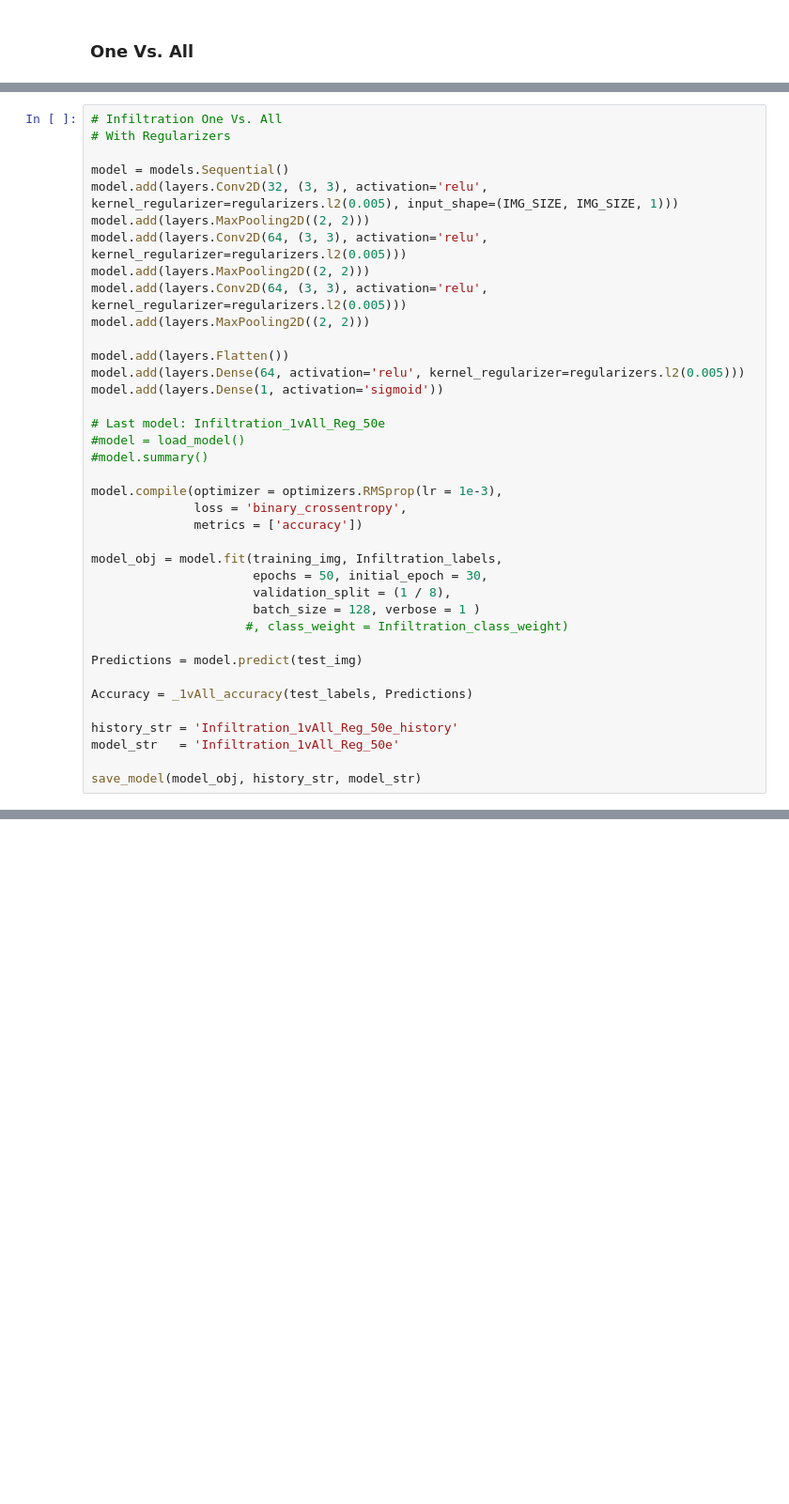
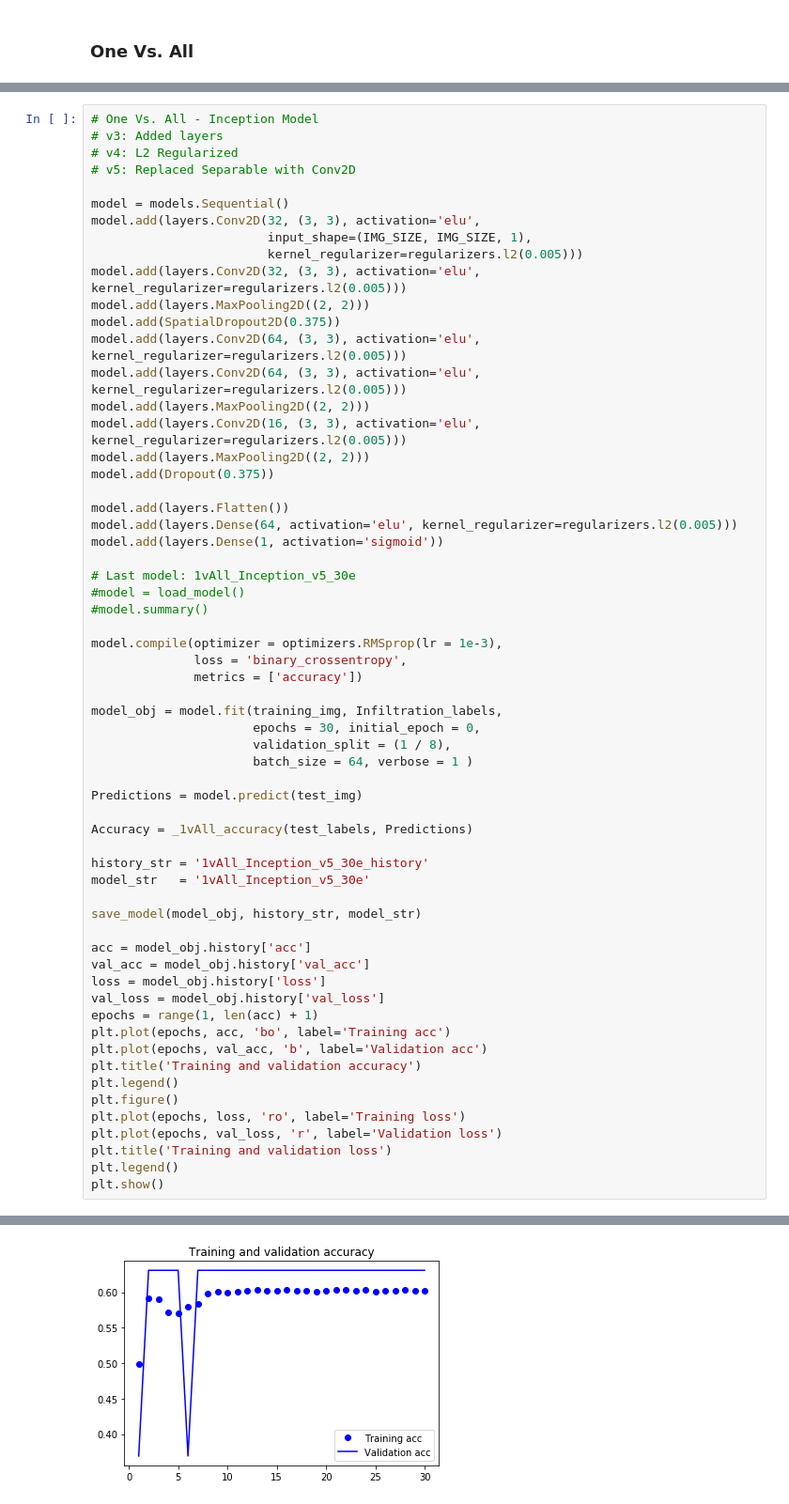
Before and after one commit to PaulKMandal/Image-Diagnosis, a Jupyter notebook: Neural_Network_Architectures.ipynb, the cells around one changed output, grey strips where cells are left out. Shown at 94% size. Drawn from its saved outputs; the diff is of its cells as text; blank space fills up the shorter version.

```diff
--- a/Neural_Network_Architectures.ipynb
+++ b/Neural_Network_Architectures.ipynb
@@ -113,20 +189,28 @@ def LSEP(true_label, pred_label):
 # %%
-# Infiltration One Vs. All
-# With Regularizers
+# One Vs. All - Inception Model
+# v3: Added layers
+# v4: L2 Regularized
+# v5: Replaced Separable with Conv2D
 
 model = models.Sequential()
-model.add(layers.Conv2D(32, (3, 3), activation='relu', kernel_regularizer=regularizers.l2(0.005), input_shape=(IMG_SIZE, IMG_SIZE, 1)))
+model.add(layers.Conv2D(32, (3, 3), activation='elu',
+                        input_shape=(IMG_SIZE, IMG_SIZE, 1),
+                        kernel_regularizer=regularizers.l2(0.005)))
+model.add(layers.Conv2D(32, (3, 3), activation='elu', kernel_regularizer=regularizers.l2(0.005)))
 model.add(layers.MaxPooling2D((2, 2)))
-model.add(layers.Conv2D(64, (3, 3), activation='relu', kernel_regularizer=regularizers.l2(0.005)))
+model.add(SpatialDropout2D(0.375))
+model.add(layers.Conv2D(64, (3, 3), activation='elu', kernel_regularizer=regularizers.l2(0.005)))
+model.add(layers.Conv2D(64, (3, 3), activation='elu', kernel_regularizer=regularizers.l2(0.005)))
 model.add(layers.MaxPooling2D((2, 2)))
-model.add(layers.Conv2D(64, (3, 3), activation='relu', kernel_regularizer=regularizers.l2(0.005)))
+model.add(layers.Conv2D(16, (3, 3), activation='elu', kernel_regularizer=regularizers.l2(0.005)))
 model.add(layers.MaxPooling2D((2, 2)))
+model.add(Dropout(0.375))
 
 model.add(layers.Flatten())
-model.add(layers.Dense(64, activation='relu', kernel_regularizer=regularizers.l2(0.005)))
+model.add(layers.Dense(64, activation='elu', kernel_regularizer=regularizers.l2(0.005)))
 model.add(layers.Dense(1, activation='sigmoid'))
 
-# Last model: Infiltration_1vAll_Reg_50e
+# Last model: 1vAll_Inception_v5_30e
 #model = load_model()
 #model.summary()
 
@@ -135,19 +219,34 @@ model.compile(optimizer = optimizers.RMSprop(lr = 1e-3),
               metrics = ['accuracy'])
 
 model_obj = model.fit(training_img, Infiltration_labels,
-                      epochs = 50, initial_epoch = 30,
+                      epochs = 30, initial_epoch = 0,
                       validation_split = (1 / 8),
-                      batch_size = 128, verbose = 1 )
-                     #, class_weight = Infiltration_class_weight)
+                      batch_size = 64, verbose = 1 )
 
 Predictions = model.predict(test_img)
 
 Accuracy = _1vAll_accuracy(test_labels, Predictions)
 
-history_str = 'Infiltration_1vAll_Reg_50e_history'
-model_str   = 'Infiltration_1vAll_Reg_50e'
+history_str = '1vAll_Inception_v5_30e_history'
+model_str   = '1vAll_Inception_v5_30e'
 
 save_model(model_obj, history_str, model_str)
+
+acc = model_obj.history['acc']
+val_acc = model_obj.history['val_acc']
+loss = model_obj.history['loss']
+val_loss = model_obj.history['val_loss']
+epochs = range(1, len(acc) + 1)
+plt.plot(epochs, acc, 'bo', label='Training acc')
+plt.plot(epochs, val_acc, 'b', label='Validation acc')
+plt.title('Training and validation accuracy')
+plt.legend()
+plt.figure()
+plt.plot(epochs, loss, 'ro', label='Training loss')
+plt.plot(epochs, val_loss, 'r', label='Validation loss')
+plt.title('Training and validation loss')
+plt.legend()
+plt.show()
 # %% [output]
 Train on 40411 samples, validate on 5773 samples
 Epoch 1/30
@@ -168,0 +268 @@ Saved Infiltration_1vAll_Reg_30e and weights to CNN Models folder
+[figure, added]
```
Also changed, not shown: parts of 8 cells of this notebook.
